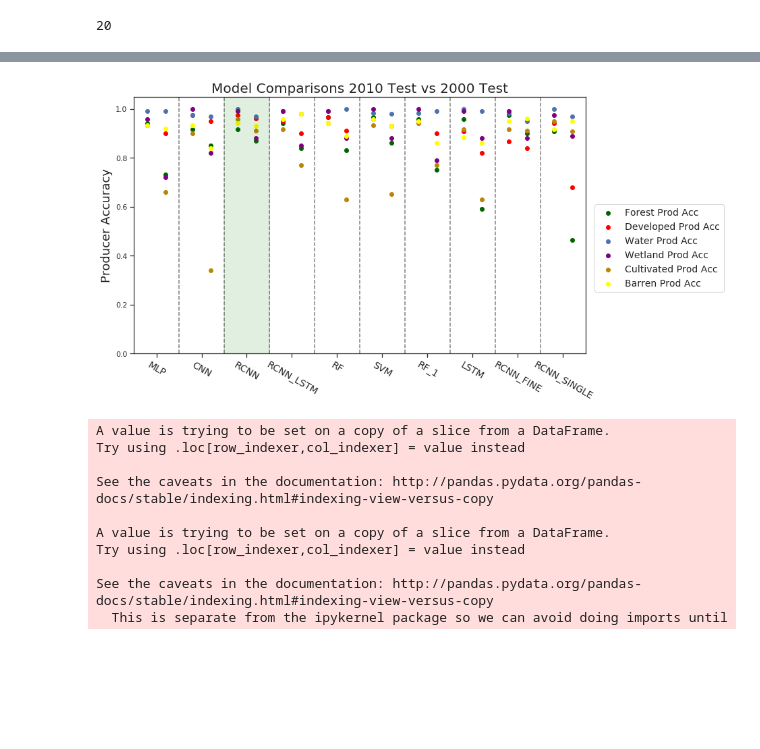
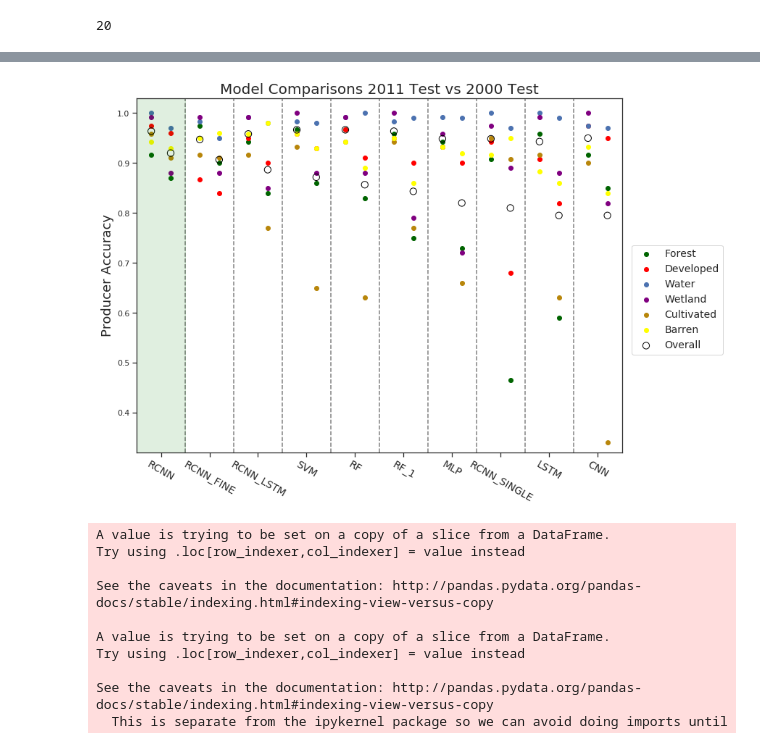
Before and after one commit to patrickcgray/landcover_rcnn, a Jupyter notebook: rcnn/Inspecting Model Accuracy Results.ipynb, the cells around one changed output, grey strips where cells are left out. Saved outputs shown, nothing was run; the diff lists cells and outputs as text; code cells hidden in the pictures; blank space fills up the shorter version.

```diff
--- a/rcnn/Inspecting Model Accuracy Results.ipynb
+++ b/rcnn/Inspecting Model Accuracy Results.ipynb
@@ -126,25 +150,25 @@ from random import uniform
 
 x_spacing = []
 for index, exp in experiments.iterrows():
-    if exp['model_name'] == 'mlp':
+    if exp['model_name'] == 'rcnn':
         x_location = 1
-    elif exp['model_name'] == 'cnn':
+    elif exp['model_name'] == 'rcnn_fine':
         x_location = 2
-    elif exp['model_name'] == 'rcnn':
+    elif exp['model_name'] == 'rcnn_lstm':
         x_location = 3
-    elif exp['model_name'] == 'rcnn_lstm':
+    elif exp['model_name'] == 'svm':
         x_location = 4
     elif exp['model_name'] == 'rf':
         x_location = 5
-    elif exp['model_name'] == 'svm':
+    elif exp['model_name'] == 'rf_1':
         x_location = 6
-    elif exp['model_name'] == 'rf_1':
+    elif exp['model_name'] == 'mlp':
         x_location = 7
+    elif exp['model_name'] == 'rcnn_single':
+        x_location = 8
     elif exp['model_name'] == 'lstm':
-        x_location = 8
-    elif exp['model_name'] == 'rcnn_fine':
         x_location = 9
-    elif exp['model_name'] == 'rcnn_single':
+    elif exp['model_name'] == 'cnn':
         x_location = 10
 
     if exp['evaluation_dataset'] == '2000test_corrected':
@@ -183,36 +227,42 @@ x_spacing
 # %%
-fig, ax = plt.subplots(figsize=(12,7))
+fig, ax = plt.subplots(figsize=(12,9))
 
-ax.scatter(x_spacing, experiments['forest_acc_prod'], label='Forest Prod Acc', marker='o', facecolors='darkgreen', edgecolors='darkgreen')
-ax.scatter(x_spacing, experiments['dev_acc_prod'], label='Developed Prod Acc', marker='o', facecolors='red', edgecolors='red')
-ax.scatter(x_spacing, experiments['water_acc_prod'], label='Water Prod Acc', marker='o', facecolors='b', edgecolors='b')
-ax.scatter(x_spacing, experiments['wetland_acc_prod'], label='Wetland Prod Acc', marker='o', facecolors='purple', edgecolors='purple')
-ax.scatter(x_spacing, experiments['cult_acc_prod'], label='Cultivated Prod Acc', marker='o', facecolors='darkgoldenrod', edgecolors='darkgoldenrod')
-ax.scatter(x_spacing, experiments['barren_acc_prod'], label='Barren Prod Acc', marker='o', facecolors='yellow', edgecolors='yellow')
-ax.set_ylim(0.,1.05)
+ax.scatter(x_spacing, experiments['forest_acc_prod'], label='Forest', marker='o', facecolors='darkgreen', edgecolors='darkgreen')
+ax.scatter(x_spacing, experiments['dev_acc_prod'], label='Developed', marker='o', facecolors='red', edgecolors='red')
+ax.scatter(x_spacing, experiments['water_acc_prod'], label='Water', marker='o', facecolors='b', edgecolors='b')
+ax.scatter(x_spacing, experiments['wetland_acc_prod'], label='Wetland', marker='o', facecolors='purple', edgecolors='purple')
+ax.scatter(x_spacing, experiments['cult_acc_prod'], label='Cultivated', marker='o', facecolors='darkgoldenrod', edgecolors='darkgoldenrod')
+ax.scatter(x_spacing, experiments['barren_acc_prod'], label='Barren', marker='o', facecolors='yellow', edgecolors='yellow')
+
+ax.scatter(x_spacing, experiments['overall_acc'], label='Overall', marker='o', facecolors='None', edgecolors='black', s=85)
+
+
+
+ax.set_ylim(0.32,1.03)
 
 ax.axvline(x=1.5, c='black', linestyle='--', alpha=0.5)
 ax.axvline(x=2.5, c='black', linestyle='--', alpha=0.5)
 ax.axvline(x=3.5, c='black', linestyle='--', alpha=0.5)
 ax.axvline(x=4.5, c='black', linestyle='--', alpha=0.5)
 ax.axvline(x=5.5, c='black', linestyle='--', alpha=0.5)
 ax.axvline(x=6.5, c='black', linestyle='--', alpha=0.5)
 ax.axvline(x=7.5, c='black', linestyle='--', alpha=0.5)
 ax.axvline(x=8.5, c='black', linestyle='--', alpha=0.5)
 ax.axvline(x=9.5, c='black', linestyle='--', alpha=0.5)
-ax.axvspan(2.5, 3.5, alpha=0.12, color='green')
+ax.axvspan(0.5, 1.5, alpha=0.12, color='green')
 
 ax.set_xlim(0.5,10.5)
 
-ax.set_xticklabels(['MLP', 'CNN', 'RCNN', 'RCNN_LSTM', 'RF', 'SVM', 'RF_1', 'LSTM', 'RCNN_FINE', 'RCNN_SINGLE'], rotation=-30, fontsize=14)
+
+ax.set_xticklabels(['RCNN', 'RCNN_FINE', 'RCNN_LSTM', 'SVM', 'RF', 'RF_1', 'MLP', 'RCNN_SINGLE', 'LSTM', 'CNN'], rotation=-30, fontsize=14)
 ax.set_xticks(np.arange(1, 11, step=1))
 #ax.set_xlabel('Model', fontsize=20)
 ax.set_ylabel('Producer Accuracy', fontsize=18)
-ax.set_title('Model Comparisons 2010 Test vs 2000 Test', fontsize=20)
+ax.set_title('Model Comparisons 2011 Test vs 2000 Test', fontsize=20)
 ax.legend(bbox_to_anchor=(1.01, 0.6), fontsize=14)
-fig.savefig('detailed_model_comparisons.png', bbox_inches='tight', dpi=600)
+fig.savefig('detailed_model_comparisons_rev_update.png', bbox_inches='tight', dpi=600)
 # %% [output]
-[figure, old version]
+[figure, new version]
 # %%
 experiments_trained = experiments[~(experiments.evaluation_dataset == '2000test_corrected')]
 experiments_trained['timestamp'] = pd.to_datetime(experiments_trained['training_time'].str.slice(7))
```
Also changed, not shown: parts of 9 cells of this notebook, 3 other files.
